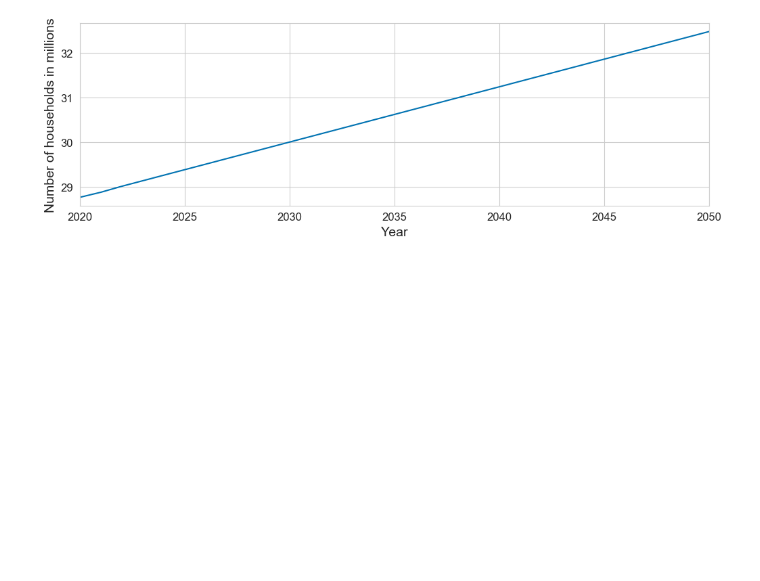
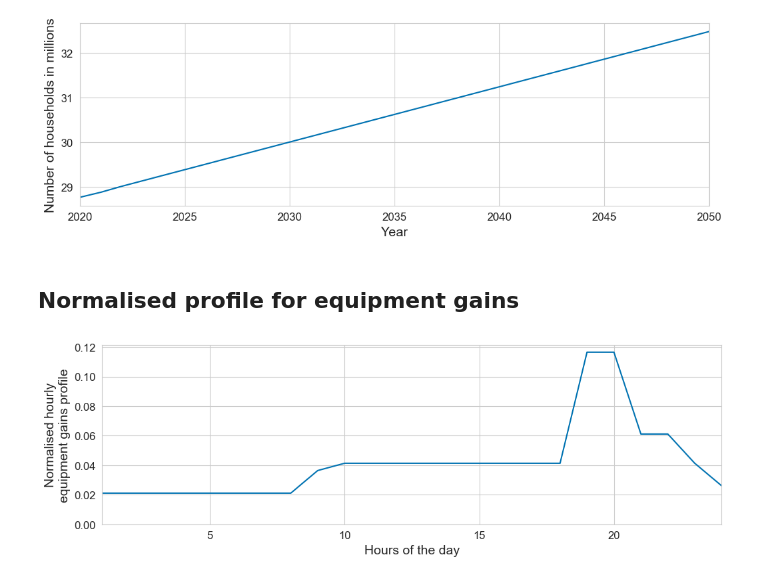
Before and after one commit to AlexandreLab/cooling_demand_UK, a Jupyter notebook: notebooks/visualisation_paper.ipynb, the cells around one changed output. Cells and saved outputs as stored; diff of their text form; code cells hidden in the pictures; blank space fills up the shorter version.

Commit message:
Task: added window opening and equipment gains

```diff
--- a/notebooks/visualisation_paper.ipynb
+++ b/notebooks/visualisation_paper.ipynb
@@ -92,3 +92,26 @@ fig.savefig(PATH_SAVE_FIGURES/f"dwelling_projections.{fig_format}", bbox_inches=
 fig.savefig(PATH_SAVE_FIGURES/f"dwelling_projections.{export_fig_format}", bbox_inches='tight', format=export_fig_format, dpi=dpi)
 # %% [output]
 [figure]
+# %% [markdown]
+## Normalised profile for equipment gains
+# %%
+PATH_EQUIPMENT_GAINS_PROFILE = Path(r'C:\Users\sceac10\OneDrive - Cardiff University\General\resources\Equipment_gain_profile_TM59.xlsx')
+SHEET_EQUIPMENT_GAINS_PROFILE = 'Normalised'
+
+equipment_gains_df = pd.read_excel(PATH_EQUIPMENT_GAINS_PROFILE, sheet_name=SHEET_EQUIPMENT_GAINS_PROFILE, index_col=0)
+# %%
+
+
+
+fig, ax = plt.subplots(figsize=figsize)
+equipment_gains_df.loc['Normalised profile', :].plot(ax=ax)
+ax.set_ylabel('Normalised hourly\nequipment gains profile')
+ax.set_xlabel('Hours of the day')
+ax.legend().remove()
+ax.margins(0, None)
+ax.set_ylim(0, None)
+
+fig.savefig(PATH_SAVE_FIGURES/f"equipment_gains.{fig_format}", bbox_inches='tight', format=fig_format, dpi=dpi)
+fig.savefig(PATH_SAVE_FIGURES/f"equipment_gains.{export_fig_format}", bbox_inches='tight', format=export_fig_format, dpi=dpi)
+# %% [output]
+[figure, added]
```
Also changed, not shown: parts of 1 cell of this notebook, 6 other files.
